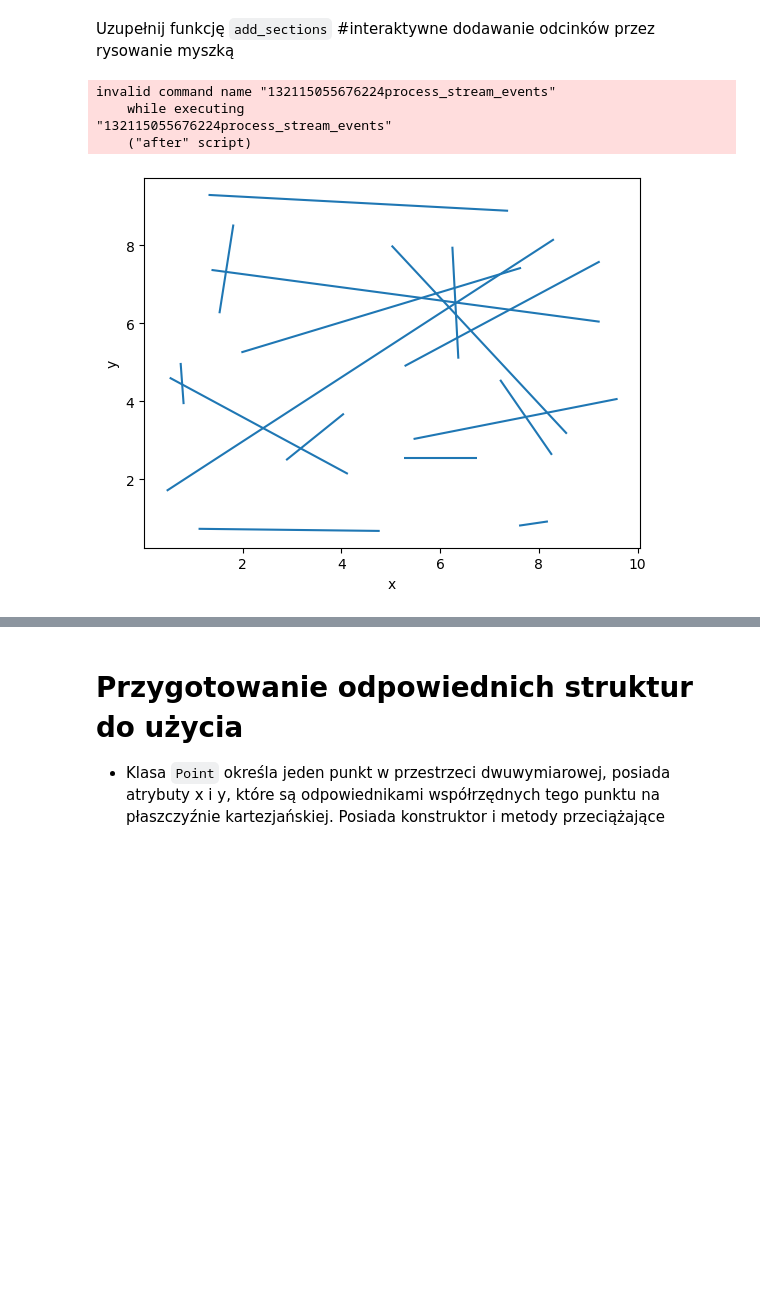
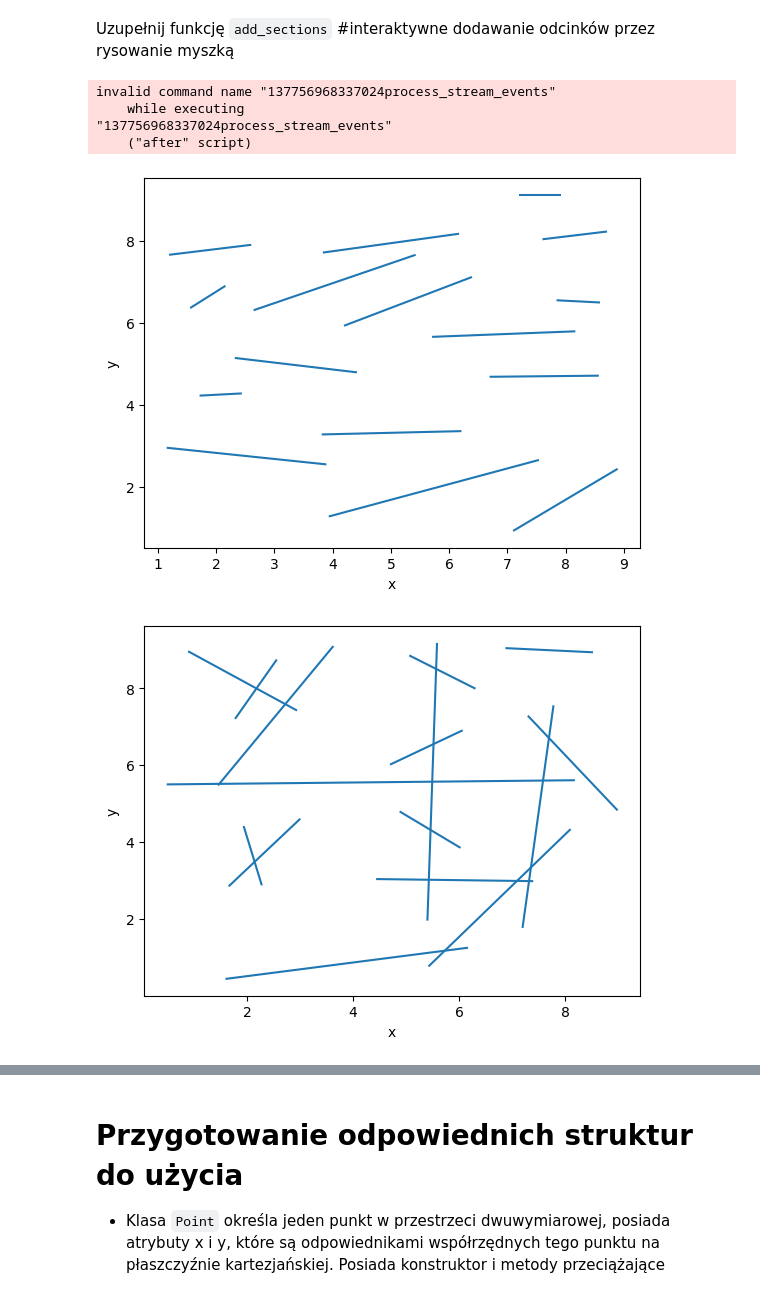
Before and after one commit to NCCMNT/Geometric-Algorithms, a Jupyter notebook: lab4/main.ipynb, the cells around one changed output, grey strips where cells are left out. Cells and saved outputs as stored; diff of their text form; code cells hidden in the pictures; blank space fills up the shorter version.

```diff
--- a/lab4/main.ipynb
+++ b/lab4/main.ipynb
@@ -163,15 +163,22 @@ def add_sections(sections):
     return sections
 # %%
 %matplotlib tk
-my_sections = add_sections([])
+my_sections_1 = add_sections([])
+my_sections_2 = add_sections([])
+my_sections_3 = add_sections([])
+my_sections_4 = add_sections([])
 plt.show(block = True)
 # %% [output]
-invalid command name "132115055676224process_stream_events"
+invalid command name "137756968337024process_stream_events"
     while executing
-"132115055676224process_stream_events"
+"137756968337024process_stream_events"
     ("after" script)
 # %%
 %matplotlib inline
-draw_sections(my_sections)
+draw_sections(my_sections_1)
+draw_sections(my_sections_2)
+draw_sections(my_sections_3)
+draw_sections(my_sections_4)
 # %% [output]
-[figure, old version]
+[figure, new version]
+[figure, added]
```
Also changed, not shown: parts of 22 cells of this notebook, 11 other files.
